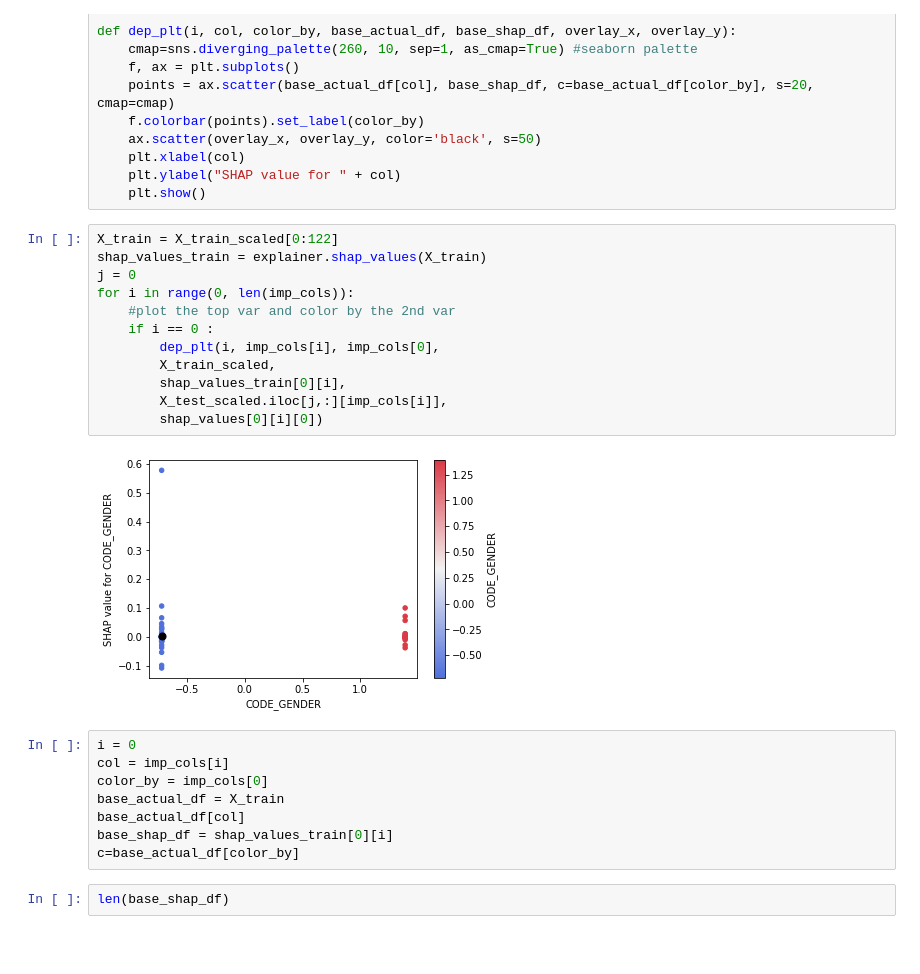
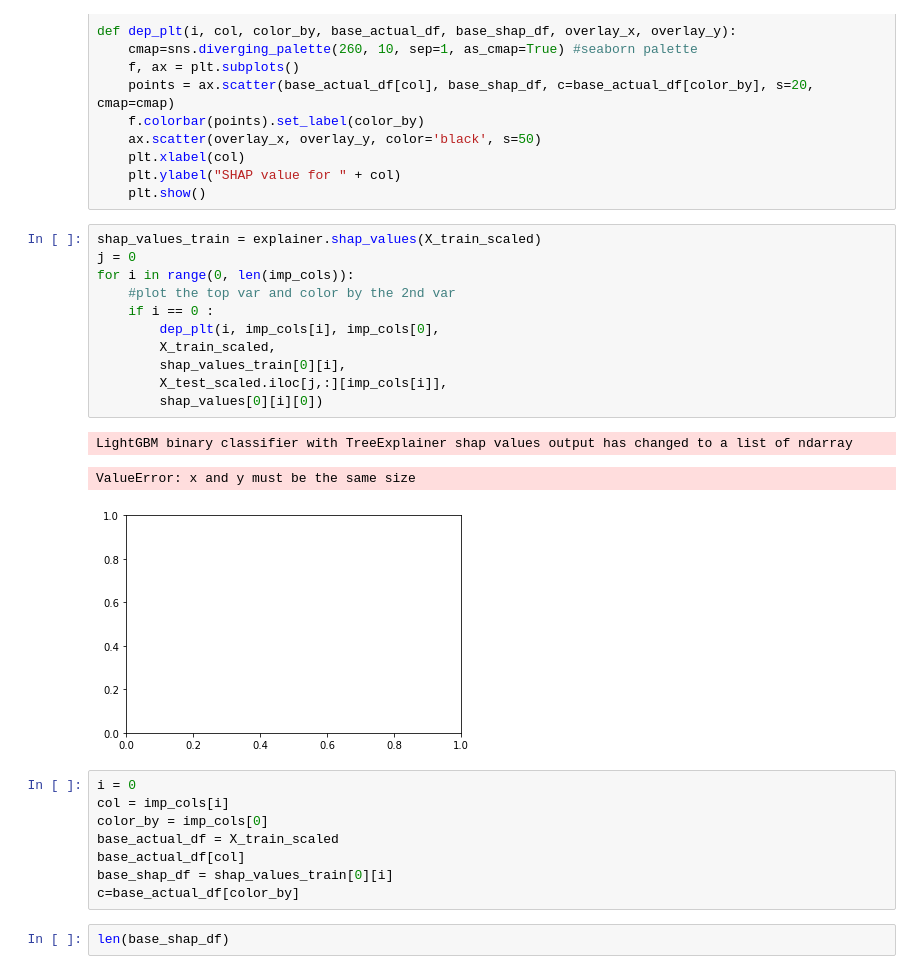
Before and after one commit to CecileLecoublet/Projet_credit, a Jupyter notebook: Dashboard/test.ipynb, the cells around one changed output. Drawn from its saved outputs; the diff is of its cells as text; blank space fills up the shorter version.

```diff
--- a/Dashboard/test.ipynb
+++ b/Dashboard/test.ipynb
@@ -50,24 +50,25 @@ def dep_plt(i, col, color_by, base_actual_df, base_shap_df, overlay_x, overlay_y
     plt.ylabel("SHAP value for " + col)
     plt.show()
 # %%
-X_train = X_train_scaled[0:122]
-shap_values_train = explainer.shap_values(X_train)
+shap_values_train = explainer.shap_values(X_train_scaled)
 j = 0
 for i in range(0, len(imp_cols)):
     #plot the top var and color by the 2nd var
     if i == 0 :
         dep_plt(i, imp_cols[i], imp_cols[0],
         X_train_scaled,
         shap_values_train[0][i],
         X_test_scaled.iloc[j,:][imp_cols[i]],
         shap_values[0][i][0])
 # %% [output]
+LightGBM binary classifier with TreeExplainer shap values output has changed to a list of ndarray
+ValueError: x and y must be the same size
-[figure, old version]
+[figure, new version]
 # %%
 i = 0
 col = imp_cols[i]
 color_by = imp_cols[0]
-base_actual_df = X_train
+base_actual_df = X_train_scaled
 base_actual_df[col]
 base_shap_df = shap_values_train[0][i]
 c=base_actual_df[color_by]
```
Also changed, not shown: parts of 2 cells of this notebook, 1 other file.
